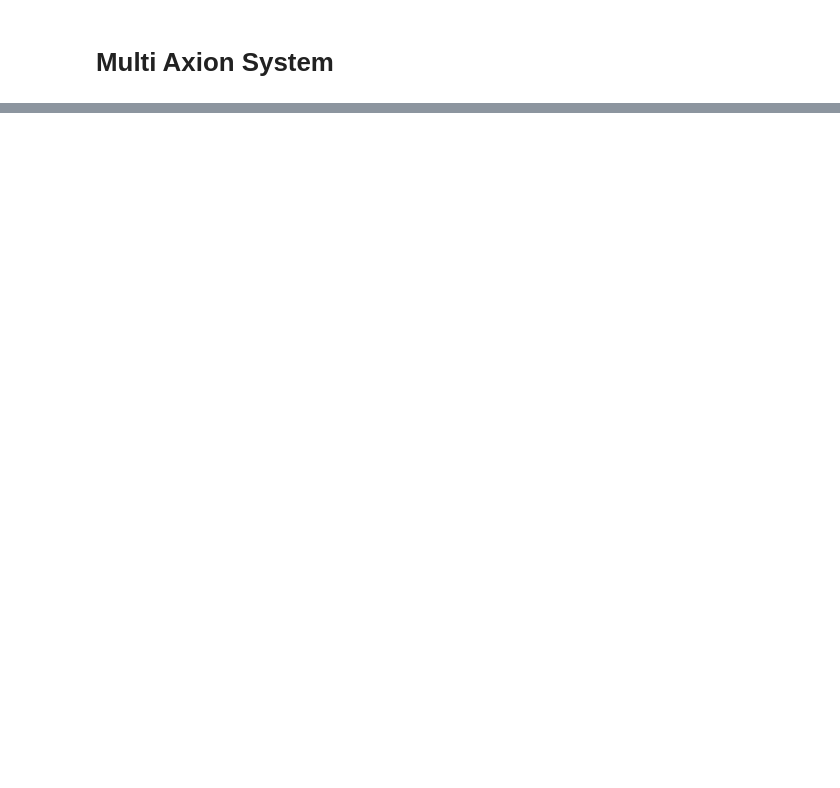
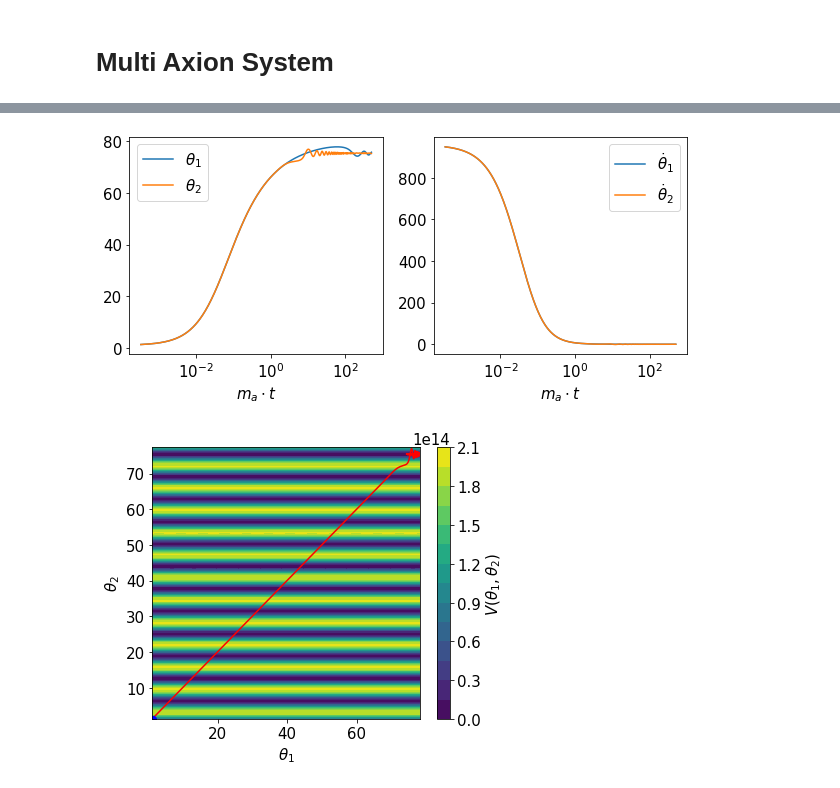
Before and after one commit to anna-jana/masters-project, a Jupyter notebook: transport_eq_in_time/multi_axion.ipynb, the cells around one changed output, grey strips where cells are left out. Cells and saved outputs as stored; diff of their text form; code cells hidden in the pictures; blank space fills up the shorter version.

```diff
--- a/transport_eq_in_time/multi_axion.ipynb
+++ b/transport_eq_in_time/multi_axion.ipynb
@@ -47,0 +55,7 @@ sim_multi_axion(np.array([[10,0], [0, 1]]), 1e7**2 * np.array([1, 1 + 10]), [1,
+# %%
+theta_i = 1
+v = 1e3 * np.sqrt(2*(1 - np.cos(theta_i)))
+sim_multi_axion(np.array([[1, 1], [0, 1]]), 1e7**2 * np.array([1e-3, 1]), [theta_i, theta_i], tmax_axion=5e2, velocities=[v, v])
+# %% [output]
+[figure, added]
+[figure, added]
```
Also changed, not shown: parts of 3 cells of this notebook, 5 other files.
